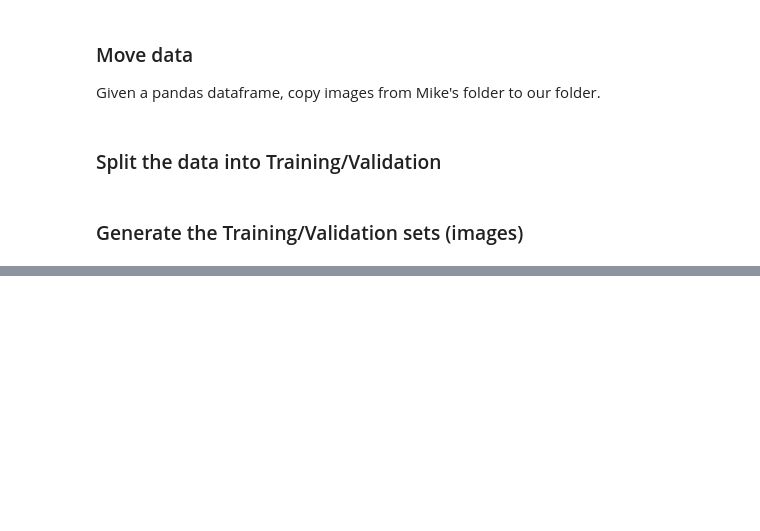
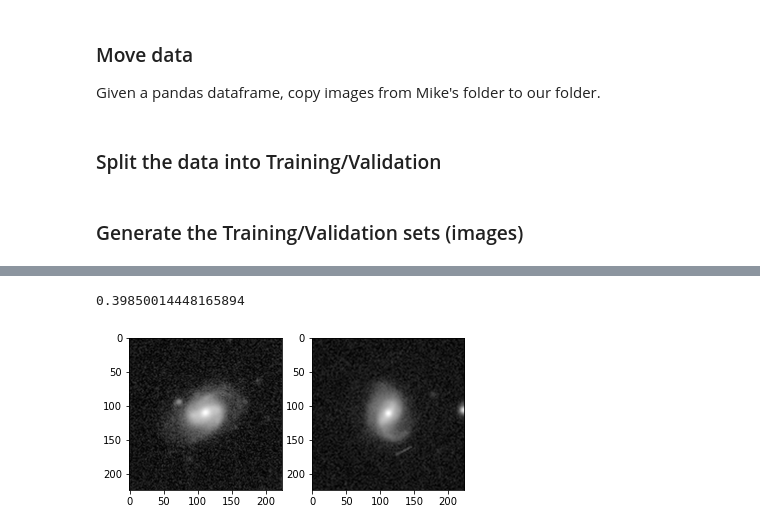
Before and after one commit to Harry45/GAZFEW, a Jupyter notebook: decals.ipynb, the cells around one changed output, grey strips where cells are left out. Drawn from its saved outputs; the diff is of its cells as text; code cells hidden in the pictures; blank space fills up the shorter version.

```diff
--- a/decals.ipynb
+++ b/decals.ipynb
@@ -48,0 +73,17 @@ Given a pandas dataframe, copy images from Mike's folder to our folder.
+# %%
+img_path = '/data/phys-zooniverse/phys2286/data/images/spiral/'
+# %%
+paths = os.listdir(img_path)
+# %%
+img1 = img_path + paths[500]
+img2 = img_path + paths[600]
+# %%
+image1 = Image.open(img1).convert("RGB")
+image2 = Image.open(img2).convert("RGB")
+
+image1_t = transformation(image1).float()
+image2_t = transformation(image2).float()
+# %%
+model(image1_t.unsqueeze(1), image2_t.unsqueeze(1)).item()
+# %% [output]
+0.39850014448165894
@@ -48,0 +94,10 @@ Given a pandas dataframe, copy images from Mike's folder to our folder.
+# %%
+plt.figure()
+plt.subplot(121)
+plt.imshow(image1_t[0].numpy(), cmap='gray')
+
+plt.subplot(122)
+plt.imshow(image2_t[0].numpy(), cmap='gray')
+plt.show()
+# %% [output]
+[figure, added]
```
Also changed, not shown: parts of 11 cells of this notebook, 8 other files.
